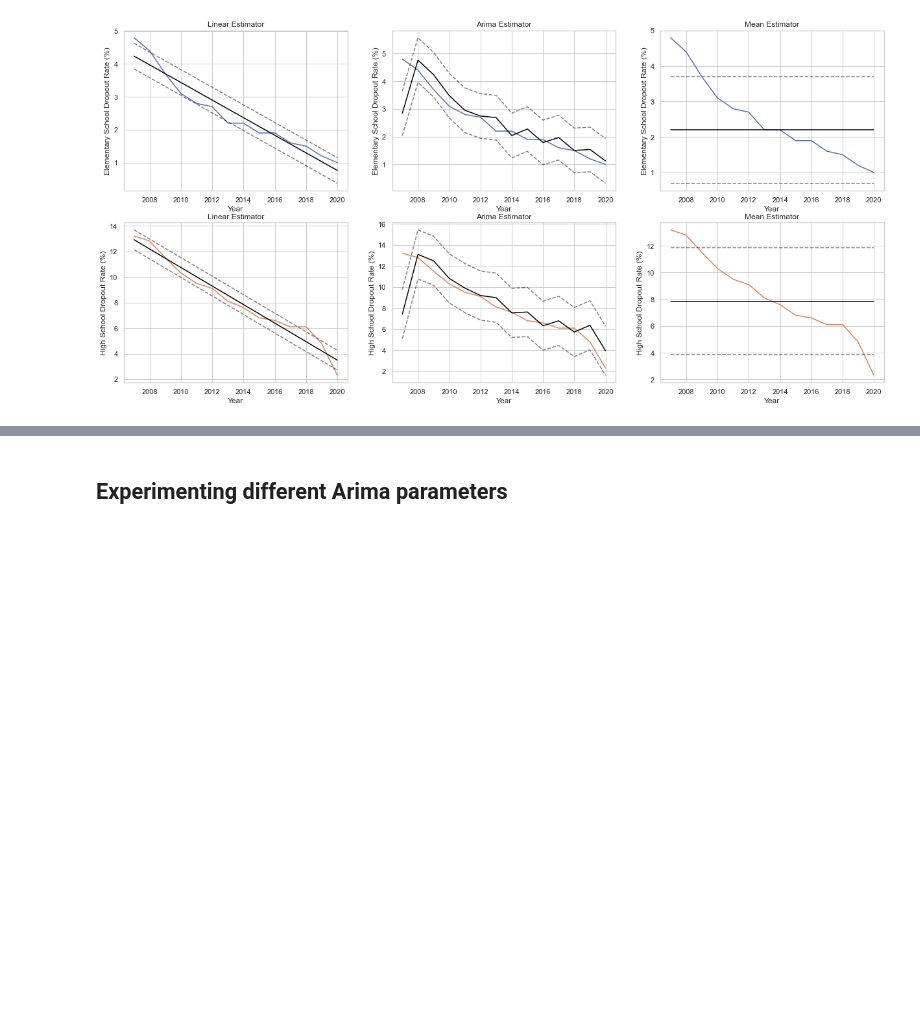
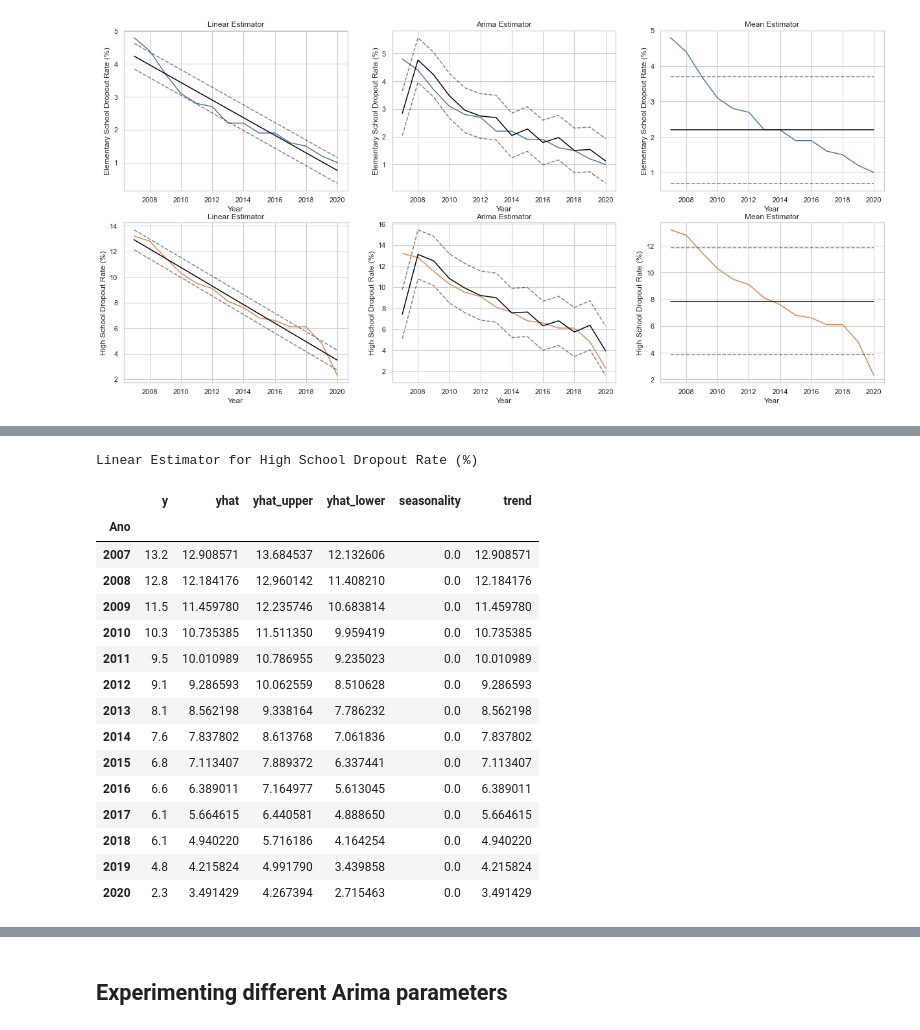
Before and after one commit to aianshay/covid-impacts-on-education, a Jupyter notebook: viz_rq5.ipynb, the cells around one changed output, grey strips where cells are left out. Cells and saved outputs as stored; diff of their text form; code cells hidden in the pictures; blank space fills up the shorter version.

```diff
--- a/viz_rq5.ipynb
+++ b/viz_rq5.ipynb
@@ -439,0 +508,22 @@ plot_grid([[plot_results, plotting_info] for plotting_info in plotting_infos], n
+# %%
+index += 1
+print(f"{plotting_infos[index]['title']} for {plotting_infos[index]['ylabel']}")
+plotting_infos[index]['fitted_df']
+# %% [output]
+Linear Estimator for High School Dropout Rate (%)
+|  | y | yhat | yhat_upper | yhat_lower | seasonality | trend |
+| Ano |  |  |  |  |  |  |
+| 2007 | 13.2 | 12.908571 | 13.684537 | 12.132606 | 0.0 | 12.908571 |
+| 2008 | 12.8 | 12.184176 | 12.960142 | 11.408210 | 0.0 | 12.184176 |
+| 2009 | 11.5 | 11.459780 | 12.235746 | 10.683814 | 0.0 | 11.459780 |
+| 2010 | 10.3 | 10.735385 | 11.511350 | 9.959419 | 0.0 | 10.735385 |
+| 2011 | 9.5 | 10.010989 | 10.786955 | 9.235023 | 0.0 | 10.010989 |
+| 2012 | 9.1 | 9.286593 | 10.062559 | 8.510628 | 0.0 | 9.286593 |
+| 2013 | 8.1 | 8.562198 | 9.338164 | 7.786232 | 0.0 | 8.562198 |
+| 2014 | 7.6 | 7.837802 | 8.613768 | 7.061836 | 0.0 | 7.837802 |
+| 2015 | 6.8 | 7.113407 | 7.889372 | 6.337441 | 0.0 | 7.113407 |
+| 2016 | 6.6 | 6.389011 | 7.164977 | 5.613045 | 0.0 | 6.389011 |
+| 2017 | 6.1 | 5.664615 | 6.440581 | 4.888650 | 0.0 | 5.664615 |
+| 2018 | 6.1 | 4.940220 | 5.716186 | 4.164254 | 0.0 | 4.940220 |
+| 2019 | 4.8 | 4.215824 | 4.991790 | 3.439858 | 0.0 | 4.215824 |
+| 2020 | 2.3 | 3.491429 | 4.267394 | 2.715463 | 0.0 | 3.491429 |
```
Also changed, not shown: parts of 6 cells of this notebook.
